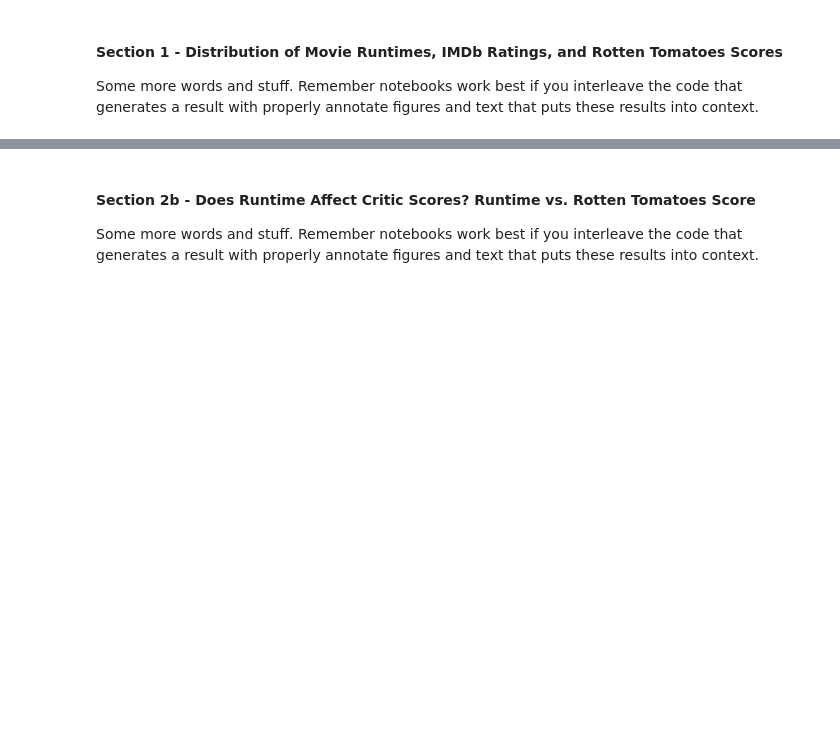
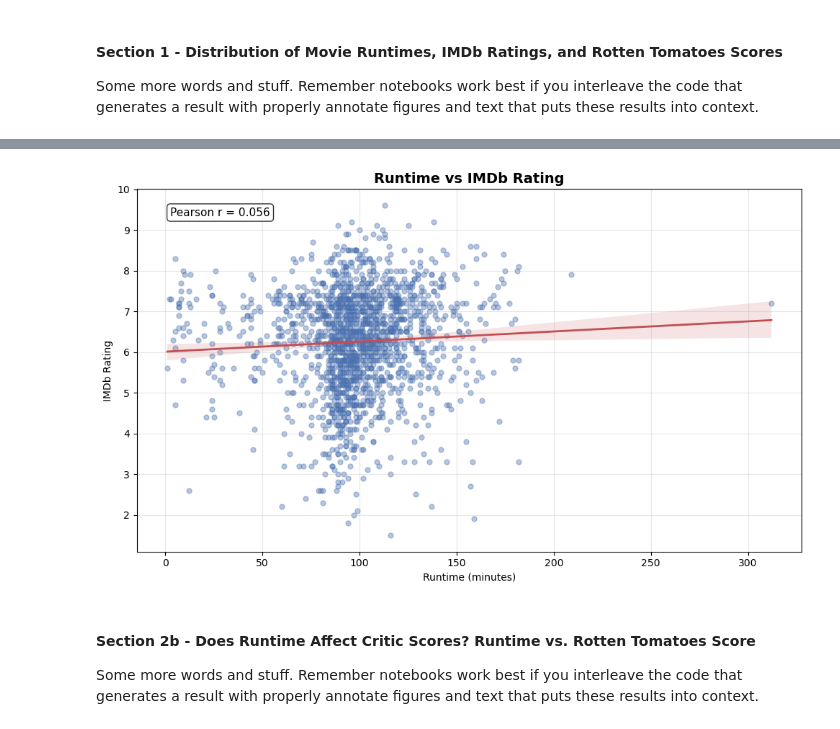
Before and after one commit to Sunisa-Yuki/movie-ratings-analysis, a Jupyter notebook: 02-EDACheckpoint.ipynb, the cells around one changed output, grey strips where cells are left out. Drawn from its saved outputs; the diff is of its cells as text; code cells hidden in the pictures; blank space fills up the shorter version.

```diff
--- a/02-EDACheckpoint.ipynb
+++ b/02-EDACheckpoint.ipynb
@@ -419,3 +419,34 @@ Some more words and stuff.  Remember notebooks work best if you interleave the c
+# %%
+import matplotlib.pyplot as plt
+import seaborn as sns
+
+fig, ax = plt.subplots(figsize=(10, 6))
+
+sns.regplot(
+    data=df,
+    x='Runtime',
+    y='IMDB_Rating',
+    scatter_kws={'alpha': 0.4, 's': 25, 'color': '#4C72B0'},
+    line_kws={'color': '#C44E52', 'linewidth': 2},
+    lowess=False,
+    ax=ax
+)
+
+ax.set_title('Runtime vs IMDb Rating', fontsize=14, fontweight='bold')
+ax.set_xlabel('Runtime (minutes)')
+ax.set_ylabel('IMDb Rating')
+ax.grid(alpha=0.3)
+
+corr = df['Runtime'].corr(df['IMDB_Rating'])
+ax.text(0.05, 0.95, f'Pearson r = {corr:.3f}',
+        transform=ax.transAxes, fontsize=11,
+        verticalalignment='top',
+        bbox=dict(boxstyle='round', facecolor='white', alpha=0.8))
+
+plt.tight_layout()
+plt.show()
+# %% [output]
+[figure, added]
 # %% [markdown]
 #### Section 2b - Does Runtime Affect Critic Scores? Runtime vs. Rotten Tomatoes Score
 
```
Also changed, not shown: parts of 2 cells of this notebook.
